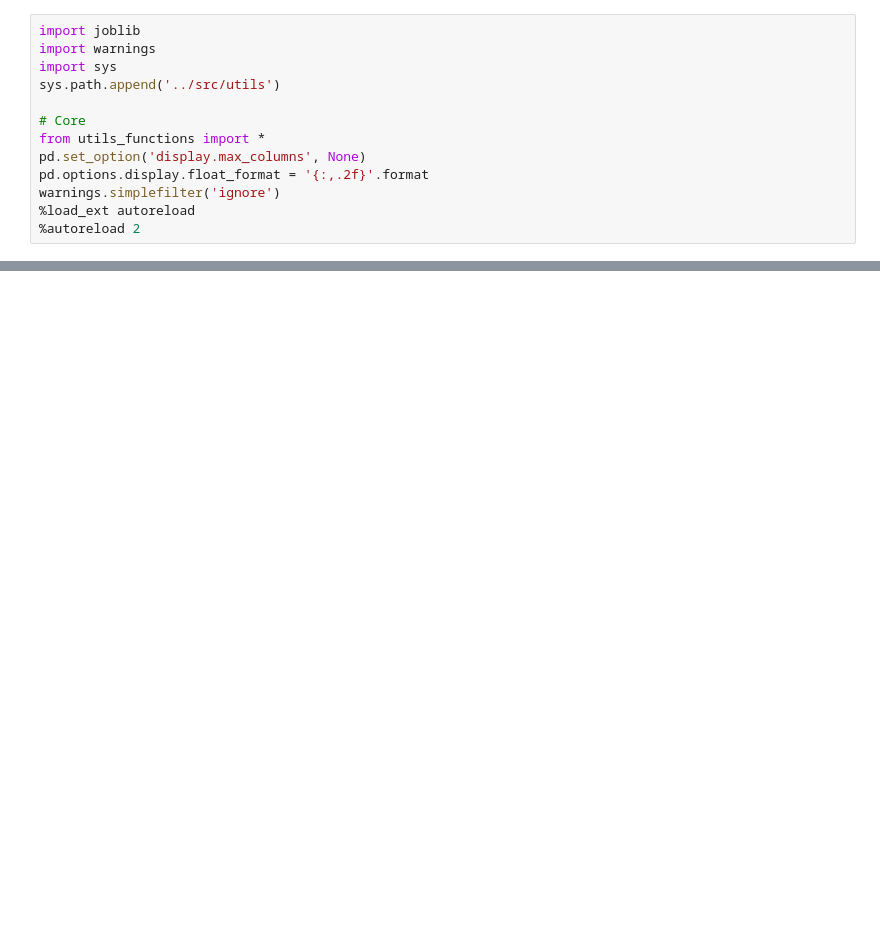
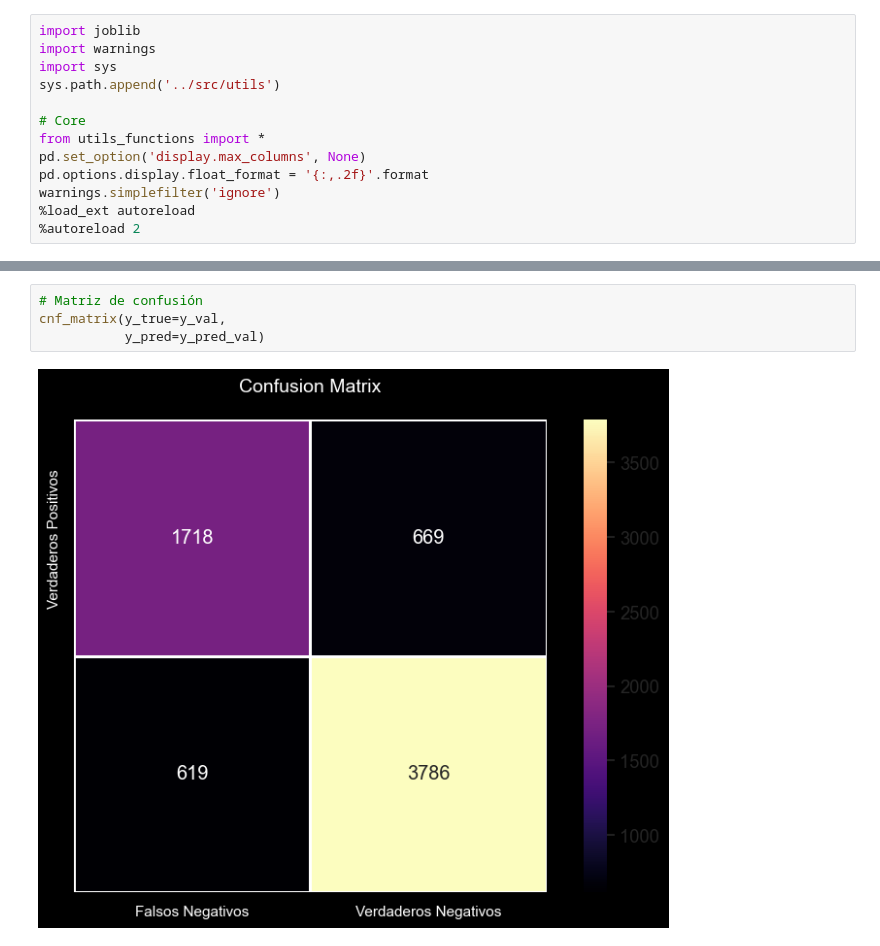
Before and after one commit to jorge-robledo11/Clasification-Random-Forest, a Jupyter notebook: notebooks/07_evalutation.ipynb, the cells around one changed output, grey strips where cells are left out. Cells and saved outputs as stored; diff of their text form; blank space fills up the shorter version.

```diff
--- a/notebooks/07_evalutation.ipynb
+++ b/notebooks/07_evalutation.ipynb
@@ -76,0 +83,6 @@ ROC-AUC test set: 86.74%
+# %%
+# Matriz de confusión
+cnf_matrix(y_true=y_val,
+           y_pred=y_pred_val)
+# %% [output]
+[figure, added]
```
Also changed, not shown: parts of 5 cells of this notebook, 14 other files.
